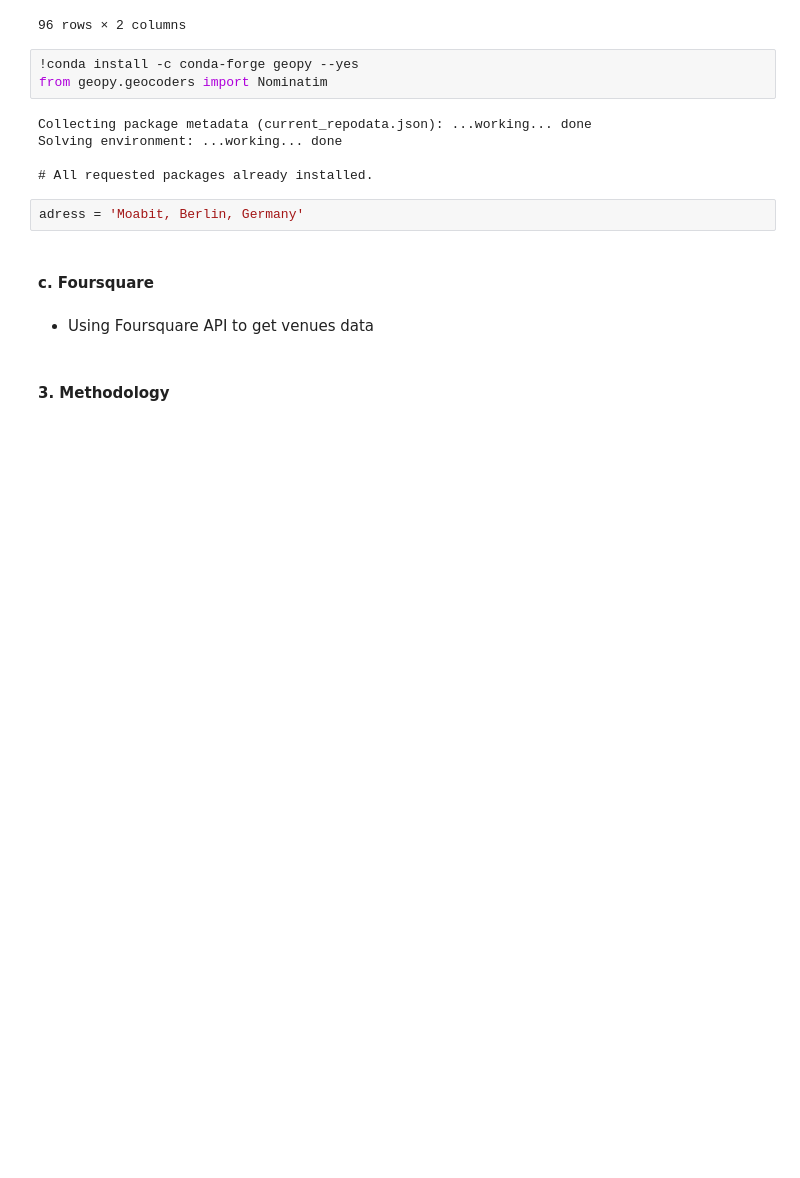
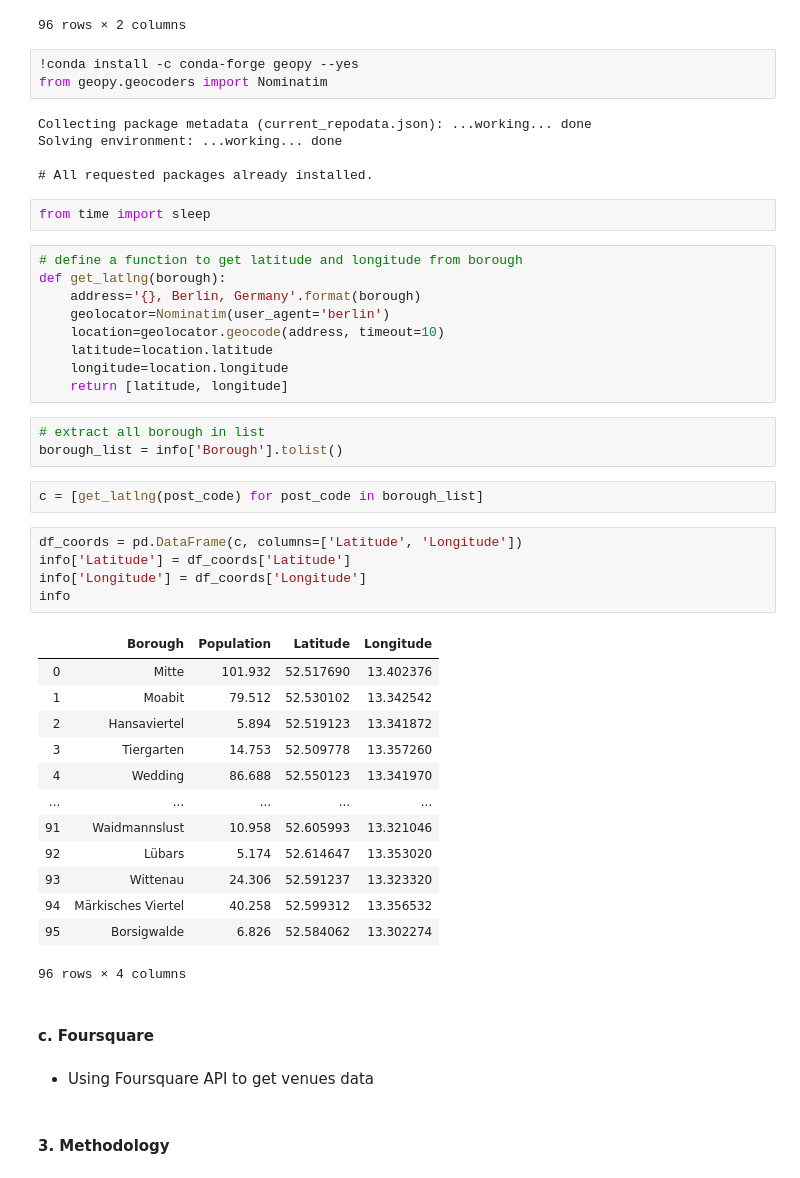
Before and after one commit to NNdeRichtung/Coursera_Capstone, a Jupyter notebook: The Battle of Neighborhoods - Concept.ipynb, the cells around one changed output. Saved outputs shown, nothing was run; the diff lists cells and outputs as text; blank space fills up the shorter version.

```diff
--- a/The Battle of Neighborhoods - Concept.ipynb
+++ b/The Battle of Neighborhoods - Concept.ipynb
@@ -199,8 +199,41 @@ Collecting package metadata (current_repodata.json): ...working... done
 Solving environment: ...working... done
 
 # All requested packages already installed.
-# %%
-adress = 'Moabit, Berlin, Germany'
+# %%
+from time import sleep
+# %%
+# define a function to get latitude and longitude from borough
+def get_latlng(borough):
+    address='{}, Berlin, Germany'.format(borough)
+    geolocator=Nominatim(user_agent='berlin')
+    location=geolocator.geocode(address, timeout=10)
+    latitude=location.latitude
+    longitude=location.longitude
+    return [latitude, longitude]
+# %%
+# extract all borough in list
+borough_list = info['Borough'].tolist()
+# %%
+c = [get_latlng(post_code) for post_code in borough_list]
+# %%
+df_coords = pd.DataFrame(c, columns=['Latitude', 'Longitude'])
+info['Latitude'] = df_coords['Latitude']
+info['Longitude'] = df_coords['Longitude']
+info
+# %% [output]
+|  | Borough | Population | Latitude | Longitude |
+| 0 | Mitte | 101.932 | 52.517690 | 13.402376 |
+| 1 | Moabit | 79.512 | 52.530102 | 13.342542 |
+| 2 | Hansaviertel | 5.894 | 52.519123 | 13.341872 |
+| 3 | Tiergarten | 14.753 | 52.509778 | 13.357260 |
+| 4 | Wedding | 86.688 | 52.550123 | 13.341970 |
+| ... | ... | ... | ... | ... |
+| 91 | Waidmannslust | 10.958 | 52.605993 | 13.321046 |
+| 92 | Lübars | 5.174 | 52.614647 | 13.353020 |
+| 93 | Wittenau | 24.306 | 52.591237 | 13.323320 |
+| 94 | Märkisches Viertel | 40.258 | 52.599312 | 13.356532 |
+| 95 | Borsigwalde | 6.826 | 52.584062 | 13.302274 |
+96 rows × 4 columns
 # %% [markdown]
 #### c. Foursquare
 # %% [markdown]
```
Also changed, not shown: parts of 1 cell of this notebook.
